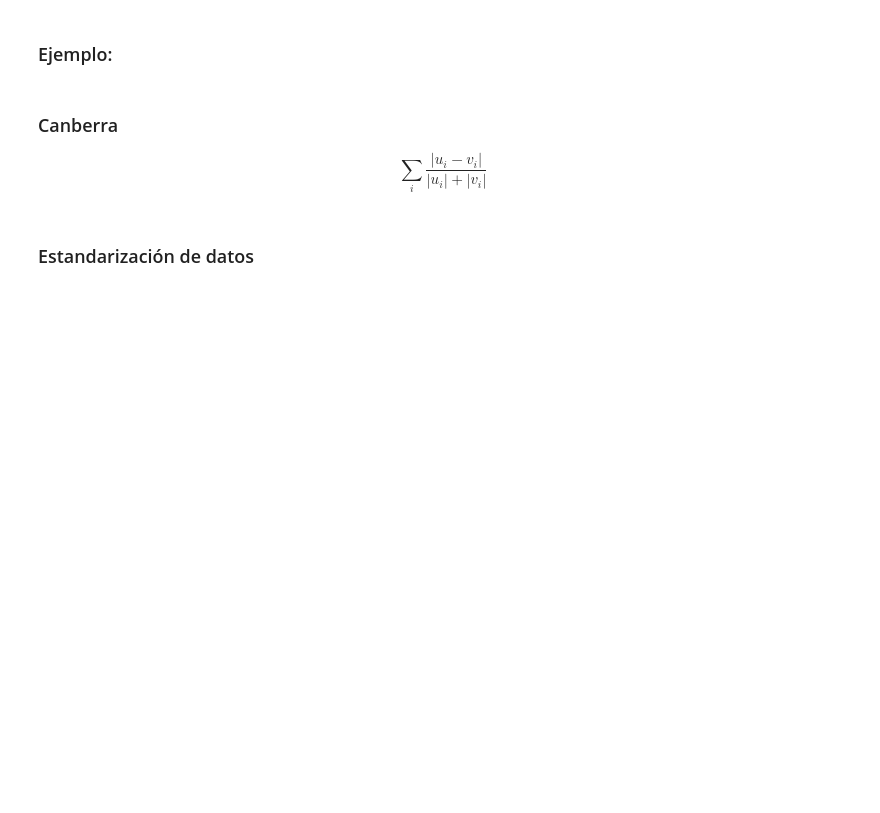
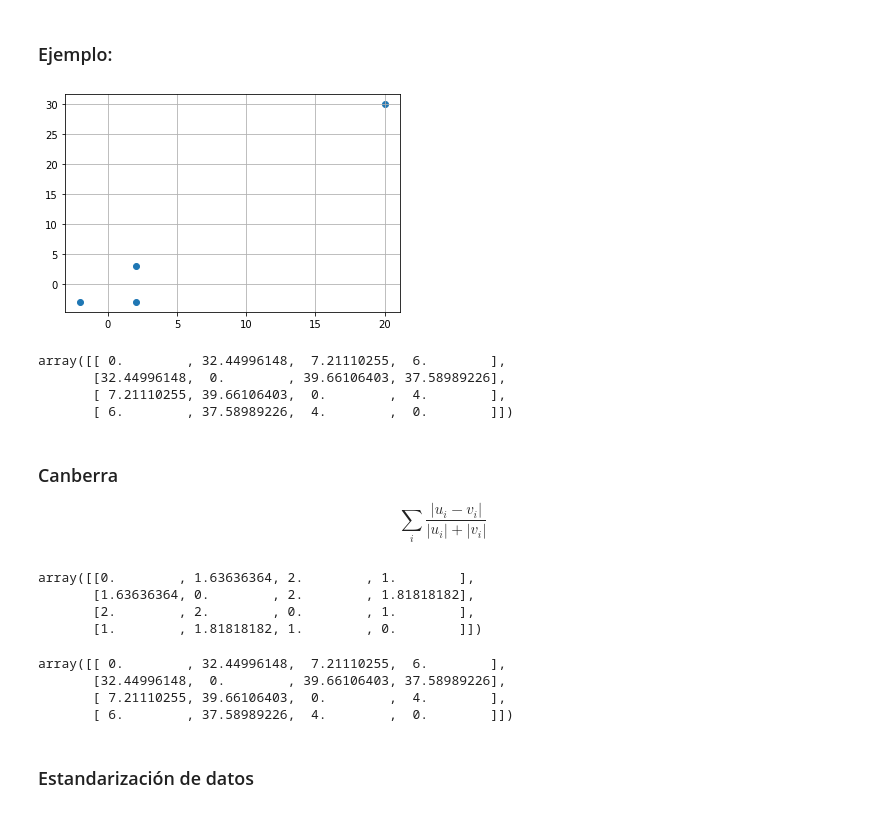
Before and after one commit to gdesirena/Aprendizaje_Automatico_Avanzado, a Jupyter notebook: Introducción/Notebooks_Clase/04.- Medidas de distancia y similitud..ipynb, the cells around one changed output. Drawn from its saved outputs; the diff is of its cells as text; code cells hidden in the pictures; blank space fills up the shorter version.

```diff
--- a/Introducción/Notebooks_Clase/04.- Medidas de distancia y similitud..ipynb
+++ b/Introducción/Notebooks_Clase/04.- Medidas de distancia y similitud..ipynb
@@ -143,3 +558,25 @@ negativas más utilizadas en los estudios de iversidad. Las más usadas son las
+# %%
+x = np.array([[2,3],[20,30],[-2,-3],[2,-3]])
+plt.figure()
+plt.scatter(x[:,0],x[:,1])
+plt.grid()
+plt.show()
+# %% [output]
+[figure, added]
+# %%
+sc.squareform(sc.pdist(x,'euclidean'))
+# %% [output]
+array([[ 0.        , 32.44996148,  7.21110255,  6.        ],
+       [32.44996148,  0.        , 39.66106403, 37.58989226],
+       [ 7.21110255, 39.66106403,  0.        ,  4.        ],
+       [ 6.        , 37.58989226,  4.        ,  0.        ]])
 # %% [markdown]
 ### Canberra
 $$\sum_i \frac{|u_i - v_i|}{|u_i| + |v_i|}$$
+# %%
+sc.squareform(sc.pdist(x,'canberra'))
+# %% [output]
+array([[0.        , 1.63636364, 2.        , 1.        ],
+       [1.63636364, 0.        , 2.        , 1.81818182],
+       [2.        , 2.        , 0.        , 1.        ],
+       [1.        , 1.81818182, 1.        , 0.        ]])
@@ -146,3 +587,10 @@ $$\sum_i \frac{|u_i - v_i|}{|u_i| + |v_i|}$$
+# %%
+pdistance(x,'euclidean')
+# %% [output]
+array([[ 0.        , 32.44996148,  7.21110255,  6.        ],
+       [32.44996148,  0.        , 39.66106403, 37.58989226],
+       [ 7.21110255, 39.66106403,  0.        ,  4.        ],
+       [ 6.        , 37.58989226,  4.        ,  0.        ]])
 # %%
 # Calcular las distancias por:
 # Distacia Jaccard
```
Also changed, not shown: parts of 121 cells of this notebook, 1 other file.
